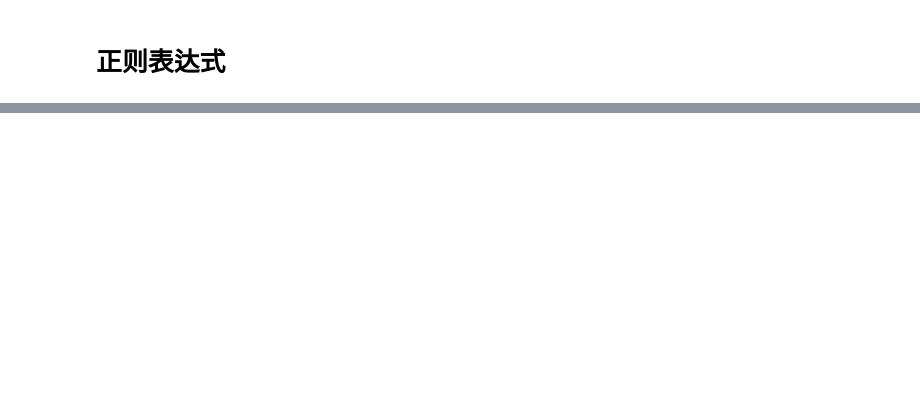
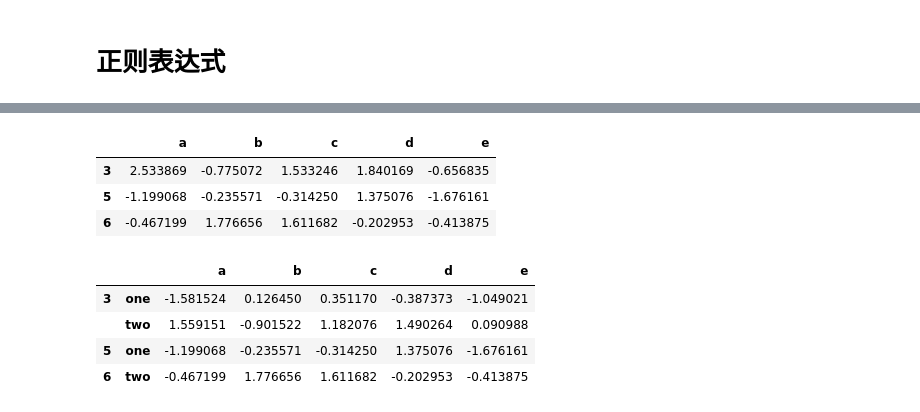
Before and after one commit to shaocj/ML, a Jupyter notebook: 利用python数据处理.ipynb, the cells around one changed output, grey strips where cells are left out. Cells and saved outputs as stored; diff of their text form; code cells hidden in the pictures; blank space fills up the shorter version.

```diff
--- a/利用python数据处理.ipynb
+++ b/利用python数据处理.ipynb
@@ -1396,0 +1737,18 @@ val.index(':')
+# %%
+#任何被当做分组键的函数都会在各个索引值上被调用一次，其返回值就会被用作名称
+people.groupby(len).sum()
+# %% [output]
+|  | a | b | c | d | e |
+| 3 | 2.533869 | -0.775072 | 1.533246 | 1.840169 | -0.656835 |
+| 5 | -1.199068 | -0.235571 | -0.314250 | 1.375076 | -1.676161 |
+| 6 | -0.467199 | 1.776656 | 1.611682 | -0.202953 | -0.413875 |
+# %%
+#将函数跟数组、列表、字典、Series混合使用也不是问题，
+key_list = ['one','one','one','two','two']
+people.groupby((len,key_list)).min()
+# %% [output]
+|  |  | a | b | c | d | e |
+| 3 | one | -1.581524 | 0.126450 | 0.351170 | -0.387373 | -1.049021 |
+|  | two | 1.559151 | -0.901522 | 1.182076 | 1.490264 | 0.090988 |
+| 5 | one | -1.199068 | -0.235571 | -0.314250 | 1.375076 | -1.676161 |
+| 6 | two | -0.467199 | 1.776656 | 1.611682 | -0.202953 | -0.413875 |
```
Also changed, not shown: parts of 80 cells of this notebook.
